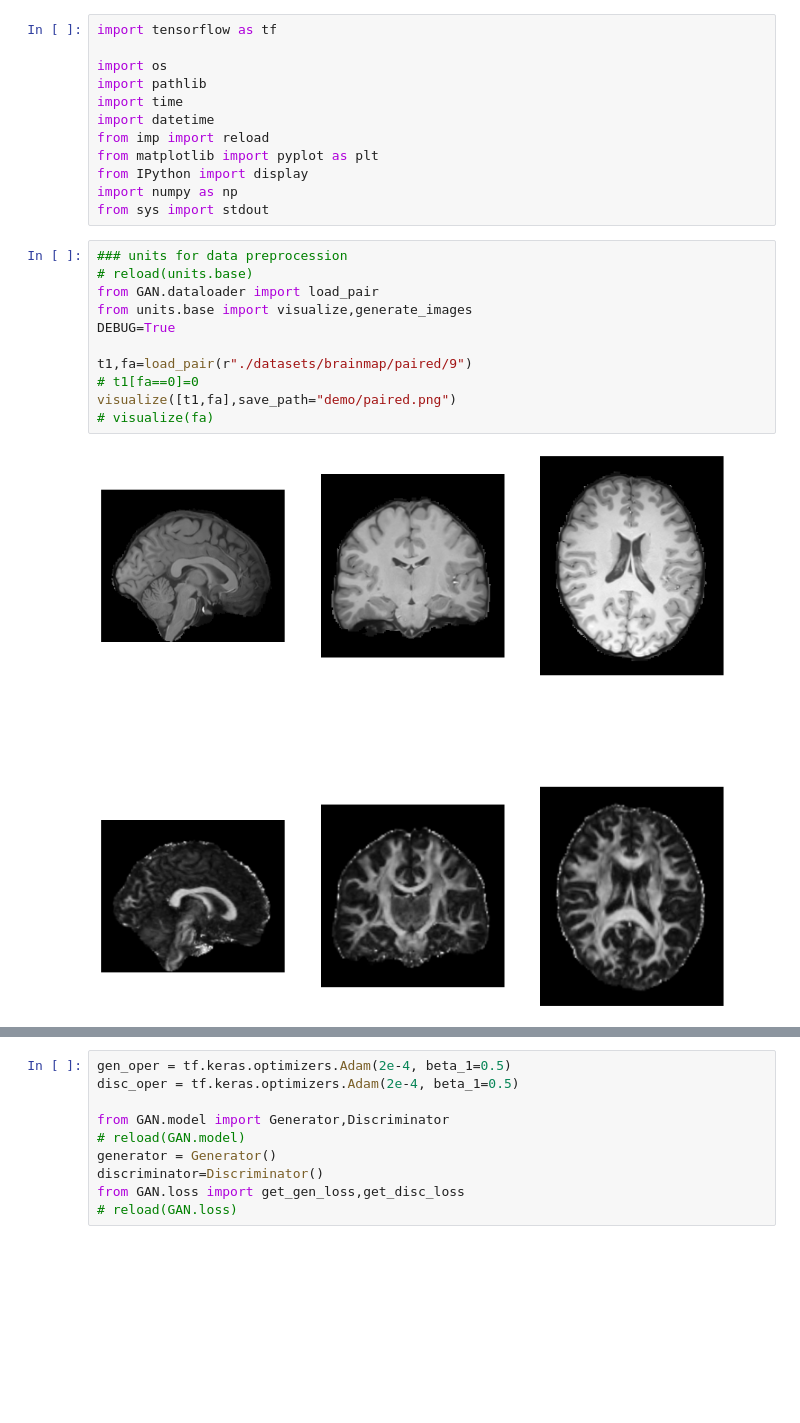
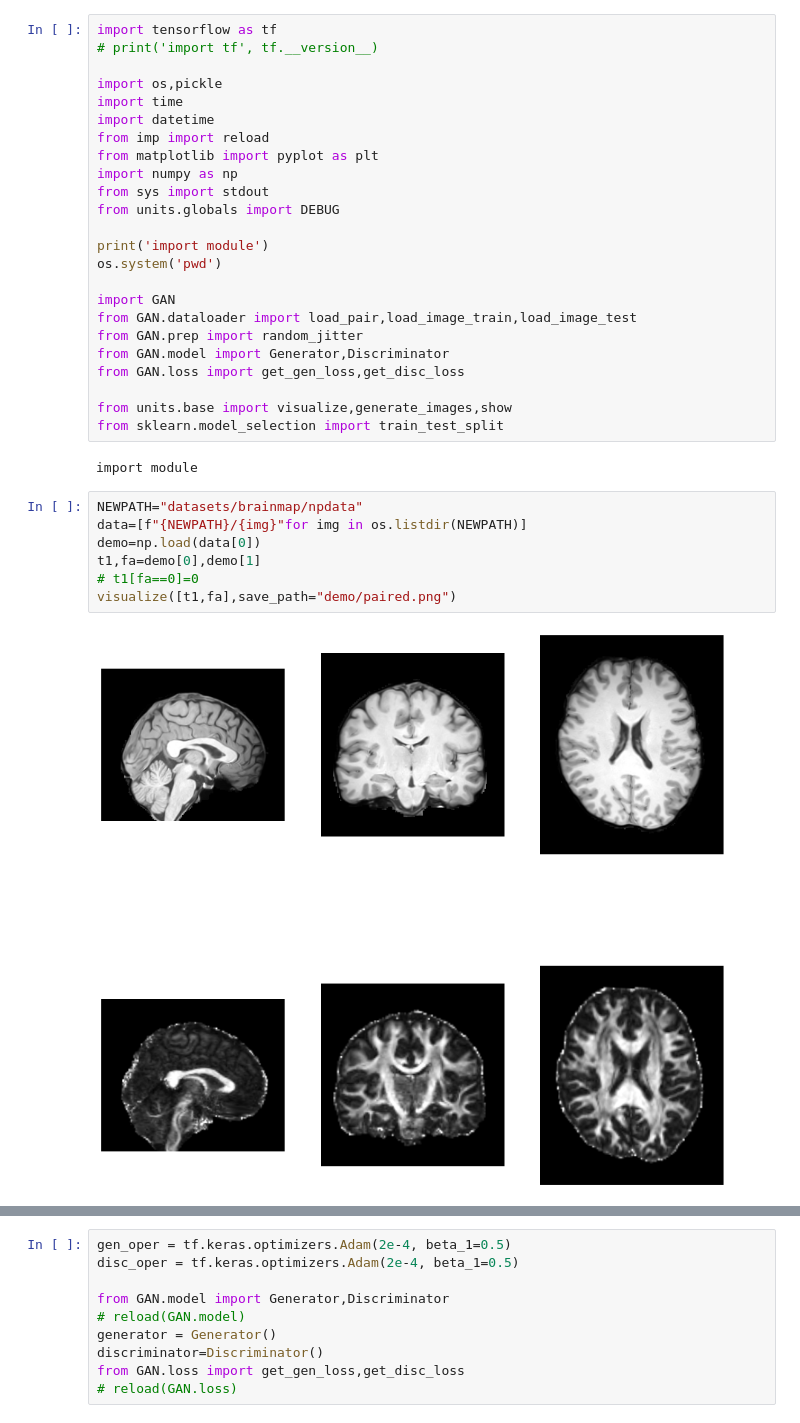
Before and after one commit to CH2-Carbene/AD_GAN, a Jupyter notebook: train_GAN.ipynb, the cells around one changed output, grey strips where cells are left out. Cells and saved outputs as stored; diff of their text form; blank space fills up the shorter version.

```diff
--- a/train_GAN.ipynb
+++ b/train_GAN.ipynb
@@ -1,28 +1,38 @@
 # %%
 import tensorflow as tf
+# print('import tf', tf.__version__)
 
-import os
-import pathlib
+import os,pickle
 import time
 import datetime
 from imp import reload
 from matplotlib import pyplot as plt
-from IPython import display
 import numpy as np
 from sys import stdout
+from units.globals import DEBUG
+
+print('import module')
+os.system('pwd')
+
+import GAN
+from GAN.dataloader import load_pair,load_image_train,load_image_test
+from GAN.prep import random_jitter
+from GAN.model import Generator,Discriminator
+from GAN.loss import get_gen_loss,get_disc_loss
+
+from units.base import visualize,generate_images,show
+from sklearn.model_selection import train_test_split
+# %% [output]
+import module
-# %%
-### units for data preprocession
-# reload(units.base)
-from GAN.dataloader import load_pair
-from units.base import visualize,generate_images
-DEBUG=True
-
-t1,fa=load_pair(r"./datasets/brainmap/paired/9")
-# t1[fa==0]=0
-visualize([t1,fa],save_path="demo/paired.png")
-# visualize(fa)
-# %% [output]
-[figure, removed]
+# %%
+NEWPATH="datasets/brainmap/npdata"
+data=[f"{NEWPATH}/{img}"for img in os.listdir(NEWPATH)]
+demo=np.load(data[0])
+t1,fa=demo[0],demo[1]
+# t1[fa==0]=0
+visualize([t1,fa],save_path="demo/paired.png")
+# %% [output]
+[figure, added]
 # %%
 ### visualize argument
 # reload(GAN.prep)
```
Also changed, not shown: parts of 11 cells of this notebook, 2 other files.
